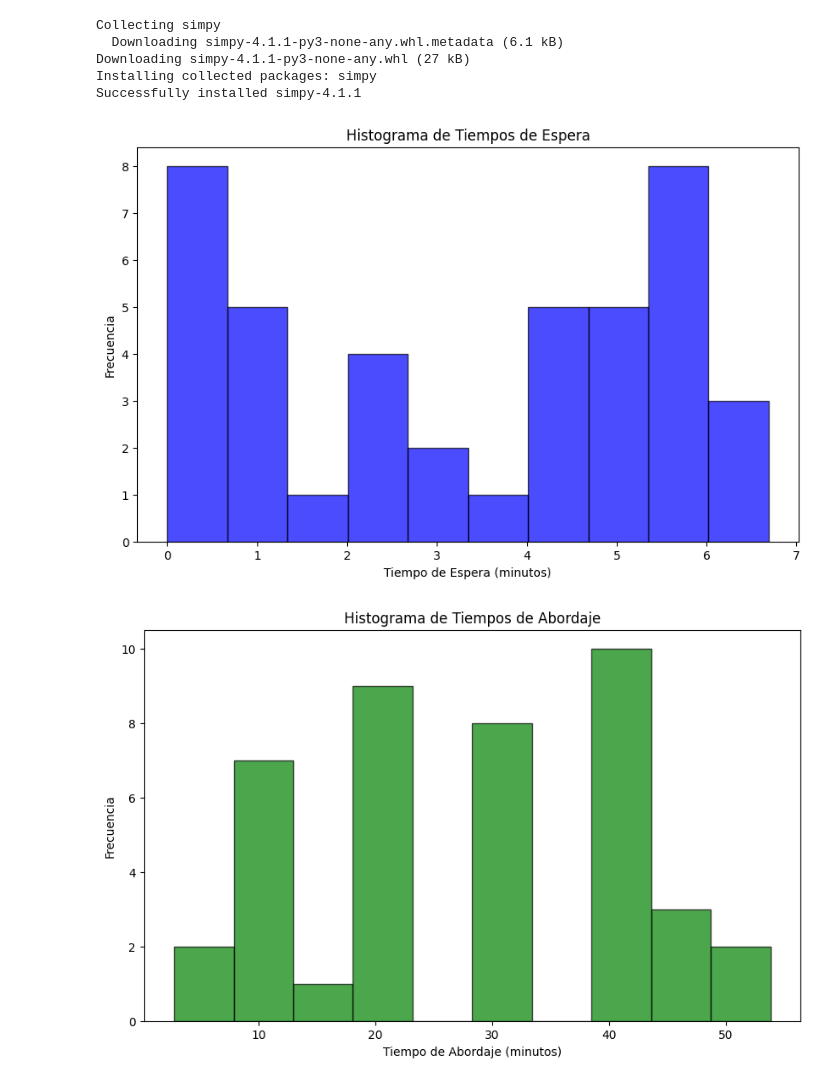
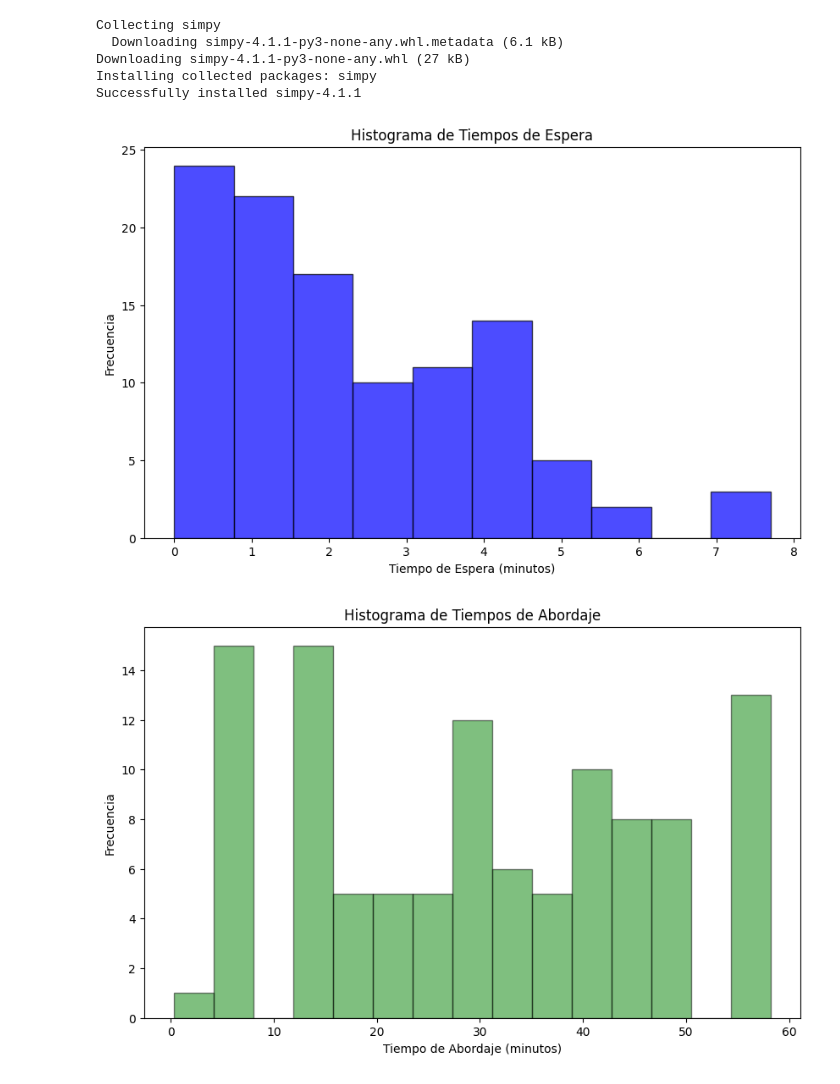
Before and after one commit to MaricelaMH/SIMULACION-II, a Jupyter notebook: PRUEBA_ART_SIMU.ipynb, the cells around one changed output. Drawn from its saved outputs; the diff is of its cells as text; code cells hidden in the pictures.

```diff
--- a/PRUEBA_ART_SIMU.ipynb
+++ b/PRUEBA_ART_SIMU.ipynb
@@ -56,7 +56,7 @@ def servicio_combi(env, combi_id, cola):
 # Función para generar la llegada de pasajeros
 def llegada_pasajeros(env, cola):
     while True:
-        tiempo_llegada = np.random.exponential(1 / TASA_LLEGADAS_PROM)
+        tiempo_llegada = np.random.exponential(TASA_LLEGADAS_PROM)
         yield env.timeout(tiempo_llegada)
         tiempos_llegada.append(env.now)  # Registro del tiempo de llegada
         cola.put(1)
@@ -74,7 +74,7 @@ def simulacion():
     for i in range(num_combis):
         env.process(servicio_combi(env, i, cola))
 
-    # Ejecutar la simulación por 120 minutos (por ejemplo, simular 2 horas)
+    # Ejecutar la simulación por 60 minutos
     env.run(until=60)
 
     # Visualizar los resultados
@@ -84,33 +84,33 @@ def simulacion():
 def visualizar_histogramas():
     # Calcular tiempos de espera
     tiempos_espera = [abordaje - llegada for llegada, abordaje in zip(tiempos_llegada, tiempos_abordaje)]
 
     # Histograma de tiempos de espera
     plt.figure(figsize=(10, 6))
     plt.hist(tiempos_espera, bins=10, color='blue', edgecolor='black', alpha=0.7)
     plt.title("Histograma de Tiempos de Espera")
     plt.xlabel("Tiempo de Espera (minutos)")
     plt.ylabel("Frecuencia")
     plt.show()
 
     # Histograma de tiempos de abordaje
     plt.figure(figsize=(10, 6))
-    plt.hist(tiempos_abordaje, bins=10, color='green', edgecolor='black', alpha=0.7)
+    plt.hist(tiempos_abordaje, bins=15, color='green', edgecolor='black', alpha=0.5)
     plt.title("Histograma de Tiempos de Abordaje")
     plt.xlabel("Tiempo de Abordaje (minutos)")
     plt.ylabel("Frecuencia")
     plt.show()
 
     # Histograma de porcentaje de ocupación
     plt.figure(figsize=(10, 6))
     plt.hist([min(ocupacion, 1.0) * 100 for ocupacion in ocupacion_combis], bins=10, color='orange', edgecolor='black', alpha=0.7)
     plt.title("Histograma de Porcentaje de Ocupación")
     plt.xlabel("Porcentaje de Ocupación (%)")
     plt.ylabel("Frecuencia")
     plt.show()
 
 # Correr la simulación
 simulacion()
 # %% [output]
-[figure, old version]
+[figure, new version]
-[figure, old version]
+[figure, new version]
```
Also changed, not shown: parts of 1 cell of this notebook.
